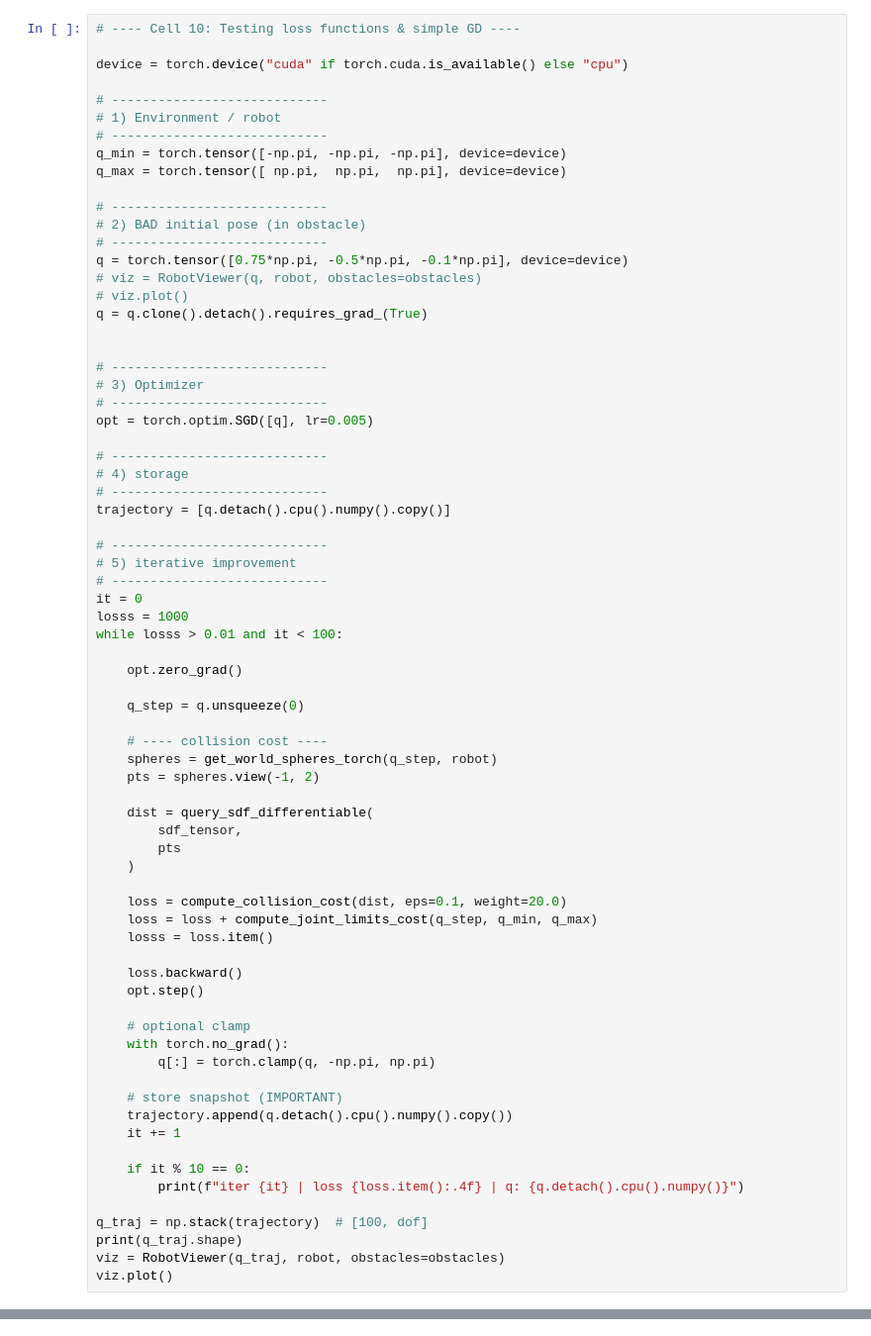
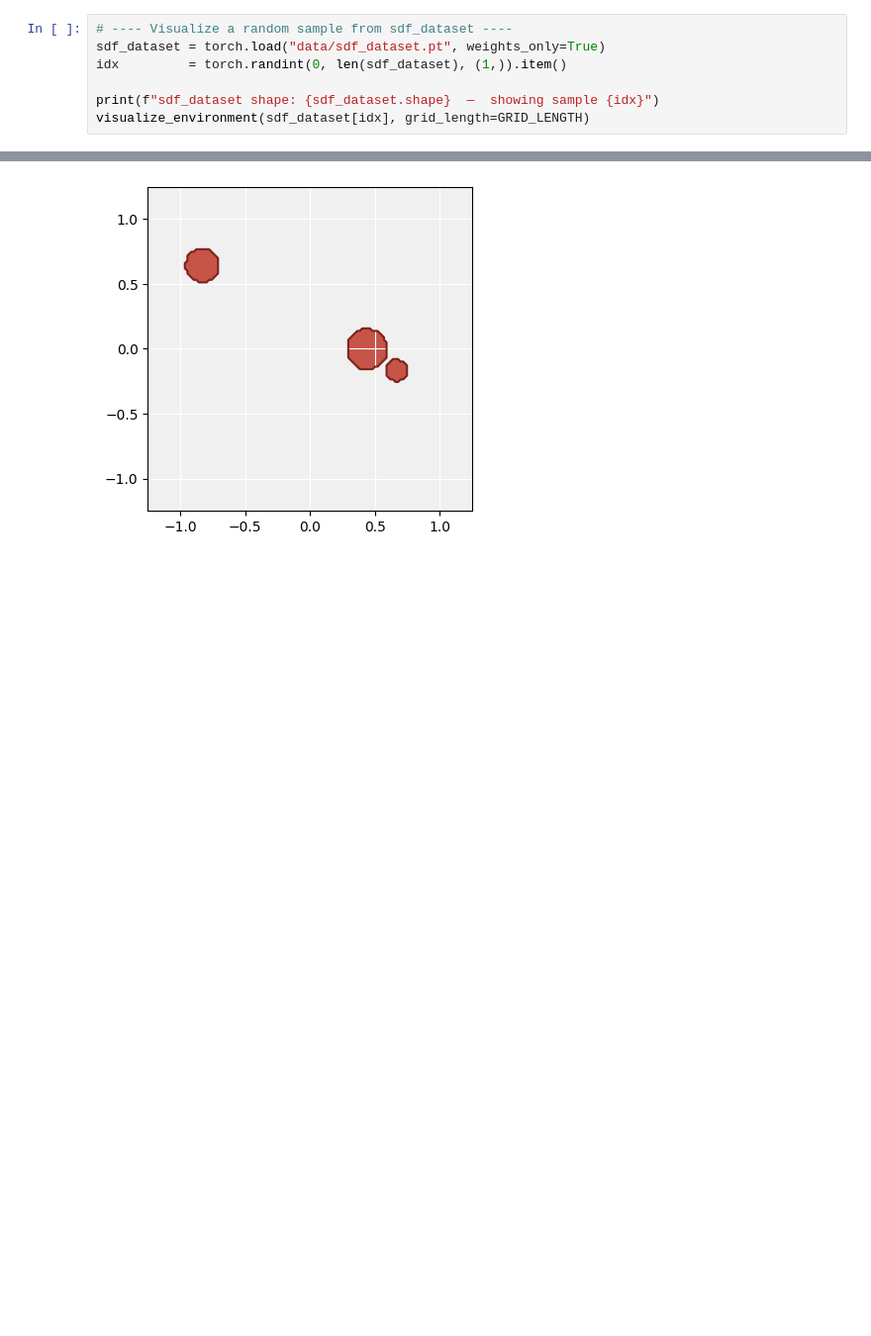
Before and after one commit to mangam-02/Self-Supervised-Learning-for-Robot-Motion-Planning, a Jupyter notebook: src/test.ipynb, the cells around one changed output, grey strips where cells are left out. Shown at 99% size. Cells and saved outputs as stored; diff of their text form; blank space fills up the shorter version.

```diff
--- a/src/test.ipynb
+++ b/src/test.ipynb
@@ -183,73 +217,8 @@ Total Combined Cost: 28.3116
 # %%
-# ---- Cell 10: Testing loss functions & simple GD ----
+# ---- Visualize a random sample from sdf_dataset ----
+sdf_dataset = torch.load("data/sdf_dataset.pt", weights_only=True)
+idx         = torch.randint(0, len(sdf_dataset), (1,)).item()
 
-device = torch.device("cuda" if torch.cuda.is_available() else "cpu")
-
-# ----------------------------
-# 1) Environment / robot
-# ----------------------------
-q_min = torch.tensor([-np.pi, -np.pi, -np.pi], device=device)
-q_max = torch.tensor([ np.pi,  np.pi,  np.pi], device=device)
-
-# ----------------------------
-# 2) BAD initial pose (in obstacle)
-# ----------------------------
-q = torch.tensor([0.75*np.pi, -0.5*np.pi, -0.1*np.pi], device=device)
-# viz = RobotViewer(q, robot, obstacles=obstacles)
-# viz.plot()
-q = q.clone().detach().requires_grad_(True)
-
-
-# ----------------------------
-# 3) Optimizer
-# ----------------------------
-opt = torch.optim.SGD([q], lr=0.005)
-
-# ----------------------------
-# 4) storage
-# ----------------------------
-trajectory = [q.detach().cpu().numpy().copy()]
-
-# ----------------------------
-# 5) iterative improvement
-# ----------------------------
-it = 0
-losss = 1000
-while losss > 0.01 and it < 100:
-
-    opt.zero_grad()
-
-    q_step = q.unsqueeze(0)
-
-    # ---- collision cost ----
-    spheres = get_world_spheres_torch(q_step, robot)
-    pts = spheres.view(-1, 2)
-
-    dist = query_sdf_differentiable(
-        sdf_tensor,
-        pts
-    )
-
-    loss = compute_collision_cost(dist, eps=0.1, weight=20.0)
-    loss = loss + compute_joint_limits_cost(q_step, q_min, q_max)
-    losss = loss.item()
-
-    loss.backward()
-    opt.step()
-
-    # optional clamp
-    with torch.no_grad():
-        q[:] = torch.clamp(q, -np.pi, np.pi)
-
-    # store snapshot (IMPORTANT)
-    trajectory.append(q.detach().cpu().numpy().copy())
-    it += 1
-
-    if it % 10 == 0:
-        print(f"iter {it} | loss {loss.item():.4f} | q: {q.detach().cpu().numpy()}")
-
-q_traj = np.stack(trajectory)  # [100, dof]
-print(q_traj.shape)
-viz = RobotViewer(q_traj, robot, obstacles=obstacles)
-viz.plot()
+print(f"sdf_dataset shape: {sdf_dataset.shape}  —  showing sample {idx}")
+visualize_environment(sdf_dataset[idx], grid_length=GRID_LENGTH)
 # %% [output]
@@ -257,0 +226 @@ viz.plot()
+[figure, added]
```
Also changed, not shown: parts of 13 cells of this notebook, 3 other files.
